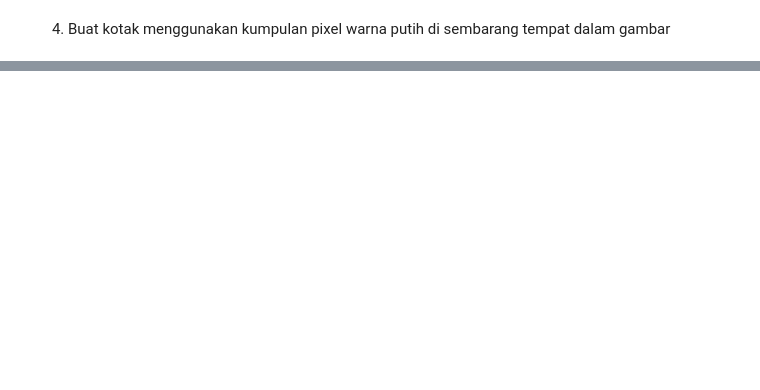
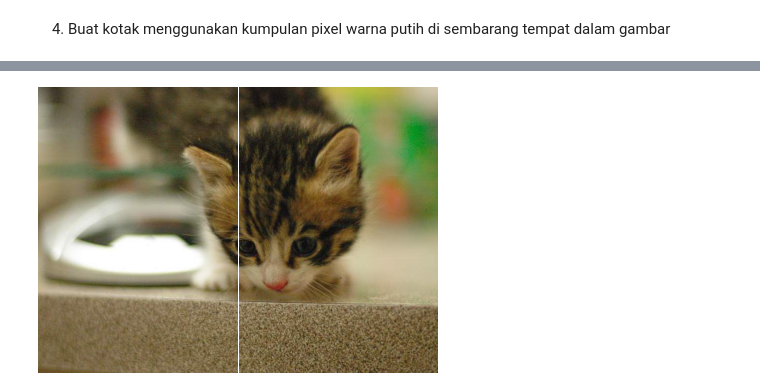
Before and after one commit to Lohliaa/PCVK_Genap_2022, a Jupyter notebook: Week1.ipynb, the cells around one changed output, grey strips where cells are left out. Saved outputs shown, nothing was run; the diff lists cells and outputs as text; code cells hidden in the pictures; blank space fills up the shorter version.

```diff
--- a/Week1.ipynb
+++ b/Week1.ipynb
@@ -152,0 +153,14 @@ cv2_imshow(final_frame)
+# %%
+# cara membuat garis vertikal tanpa menggunakan looping dan cv.line
+
+image_2 = cv.cvtColor(image, cv.COLOR_BGR2RGB)
+image_3 = cv.cvtColor(image, cv.COLOR_BGR2RGB)
+
+# isi kolom dengan kolom tertentu
+x = 200
+
+image_3[:, x] = [255, 255, 255]
+
+cv2_imshow(image_3)
+# %% [output]
+[figure, added]
```
Also changed, not shown: parts of 7 cells of this notebook.
